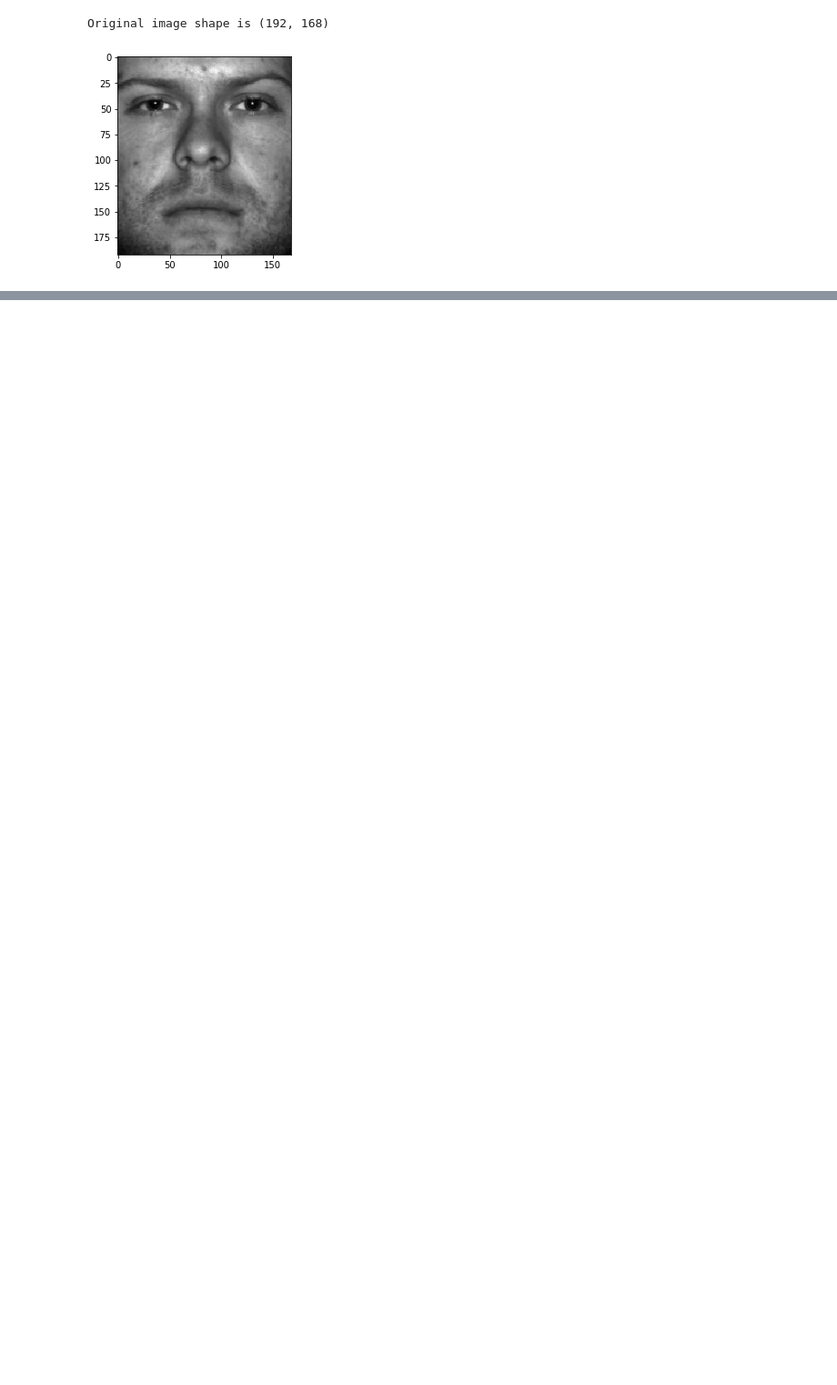
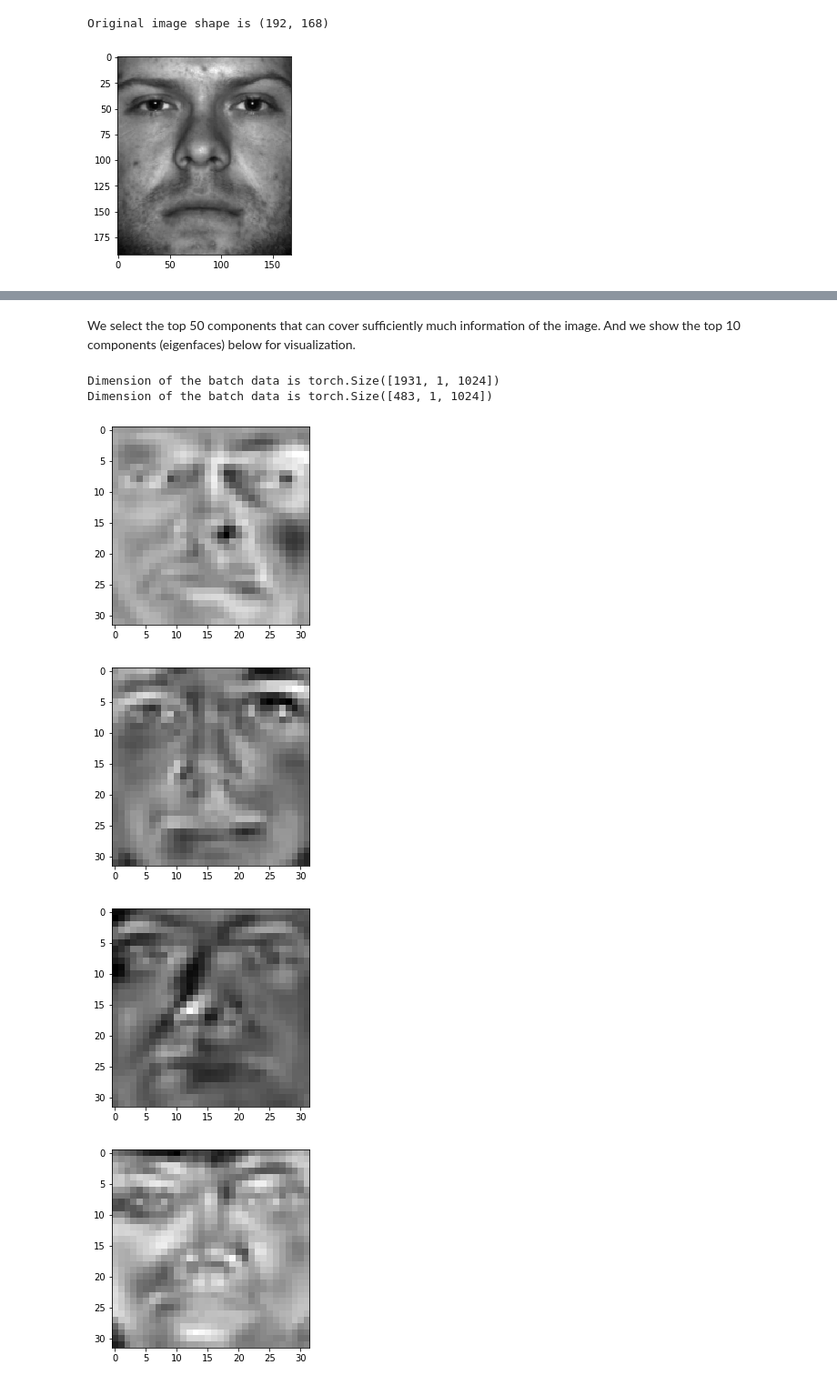
Before and after one commit to RLee-xy/Facial-Recognition-1, a Jupyter notebook: demo.ipynb, the cells around one changed output, grey strips where cells are left out. Shown at 91% size. Cells and saved outputs as stored; diff of their text form; code cells hidden in the pictures; blank space fills up the shorter version.

```diff
--- a/demo.ipynb
+++ b/demo.ipynb
@@ -264,0 +202,19 @@ Model saved to models/resnet.pth
+# %% [markdown]
+We select the top 50 components that can cover sufficiently much information of the image. And we show the top 10 components (eigenfaces) below for visualization.
+# %%
+# store features
+X_train['ica'] = ica_transform(ica, train_set_flat)
+X_test['ica'] = ica_transform(ica, test_set_flat)
+
+basis = ica.components_.reshape(-1, 32, 32)
+
+for i in range(10):
+    plt.imshow(basis[i], cmap='gray')
+    plt.show()
+# %% [output]
+Dimension of the batch data is torch.Size([1931, 1, 1024])
+Dimension of the batch data is torch.Size([483, 1, 1024])
+[figure, added]
+[figure, added]
+[figure, added]
+[figure, added]
```
Also changed, not shown: parts of 69 cells of this notebook, 17 other files.
